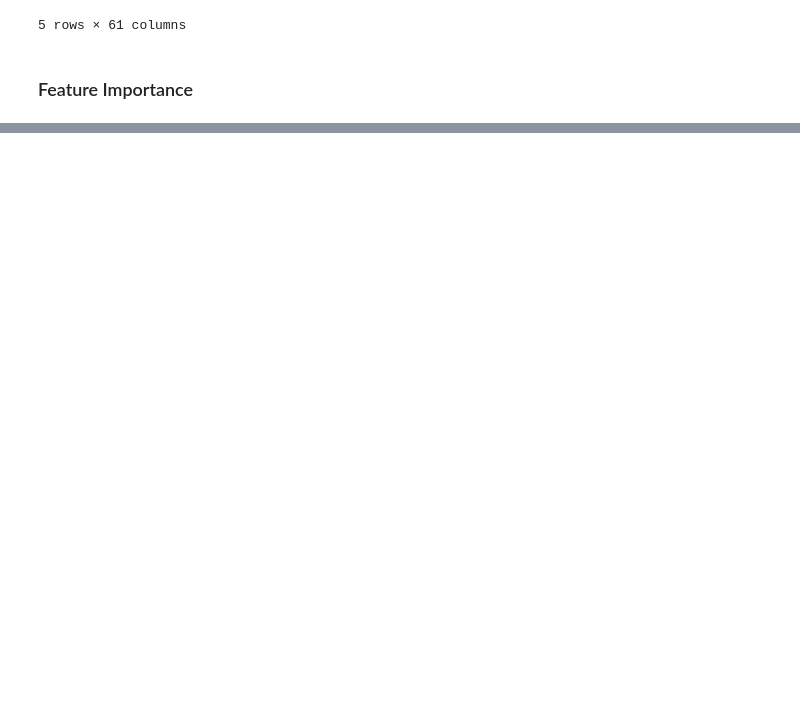
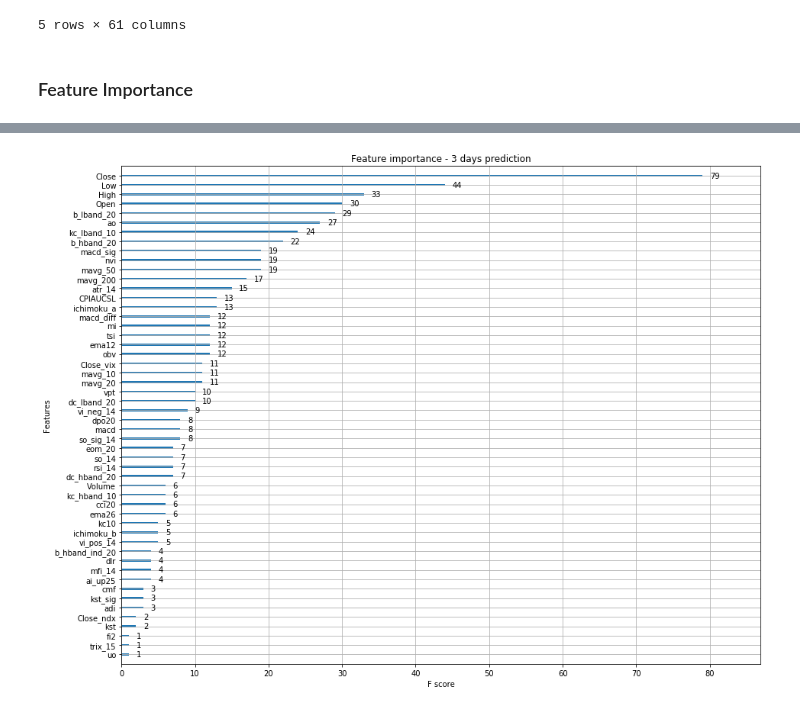
Before and after one commit to jscriptcoder/Capstone-Project-Udacity, a Jupyter notebook: notebooks/indicators_features.ipynb, the cells around one changed output, grey strips where cells are left out. Cells and saved outputs as stored; diff of their text form; code cells hidden in the pictures; blank space fills up the shorter version.

```diff
--- a/notebooks/indicators_features.ipynb
+++ b/notebooks/indicators_features.ipynb
@@ -325,0 +289,7 @@ sns.heatmap(features[trend_ind_cols].corr(), cmap='magma', ax=ax)
+# %%
+# Next 3 days
+regressor_3 = train_xgbregressor(featured_series, forecast=3)
+# %%
+plot_feature_importance(regressor_3, title='Feature importance - 3 days prediction')
+# %% [output]
+[figure, added]
```
Also changed, not shown: parts of 46 cells of this notebook, 8 other files.
